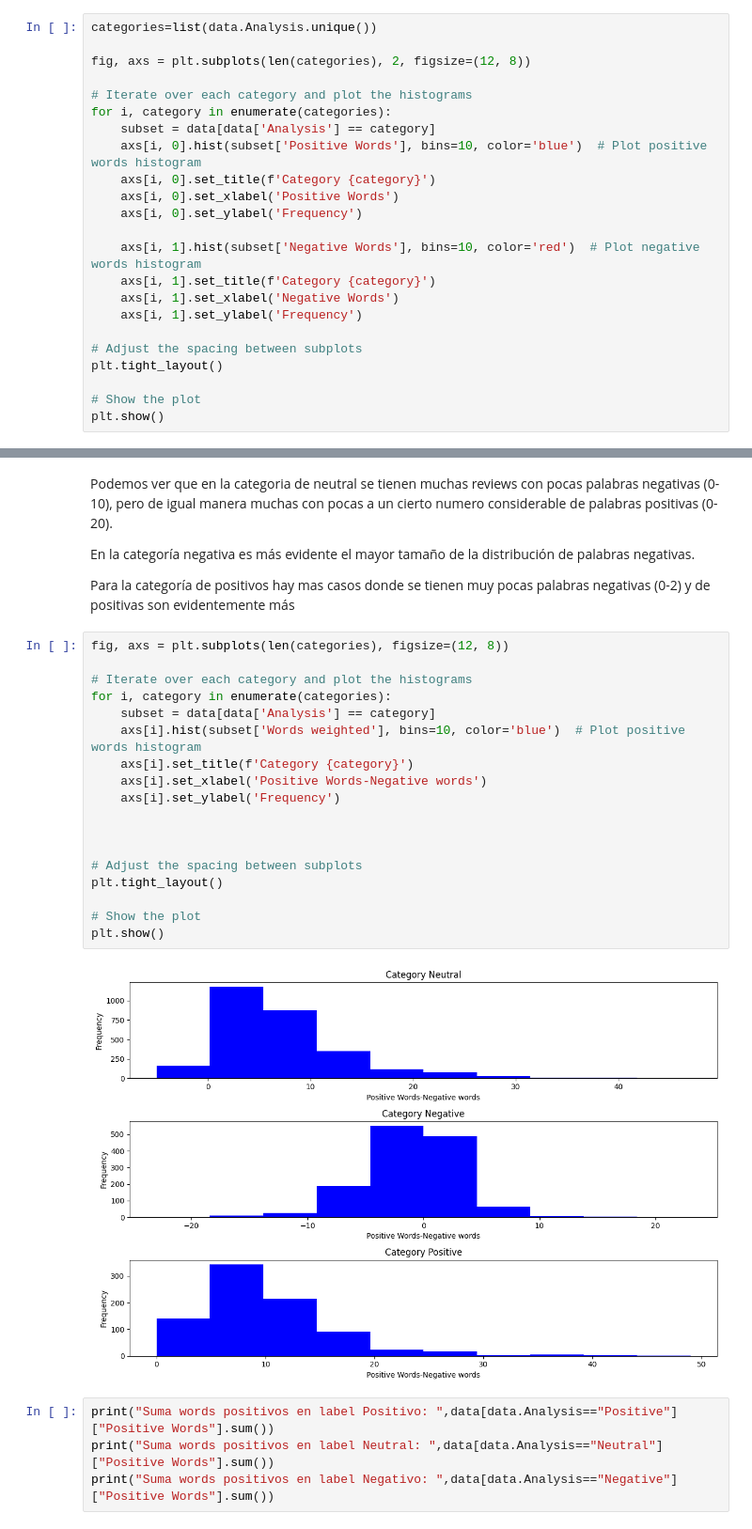
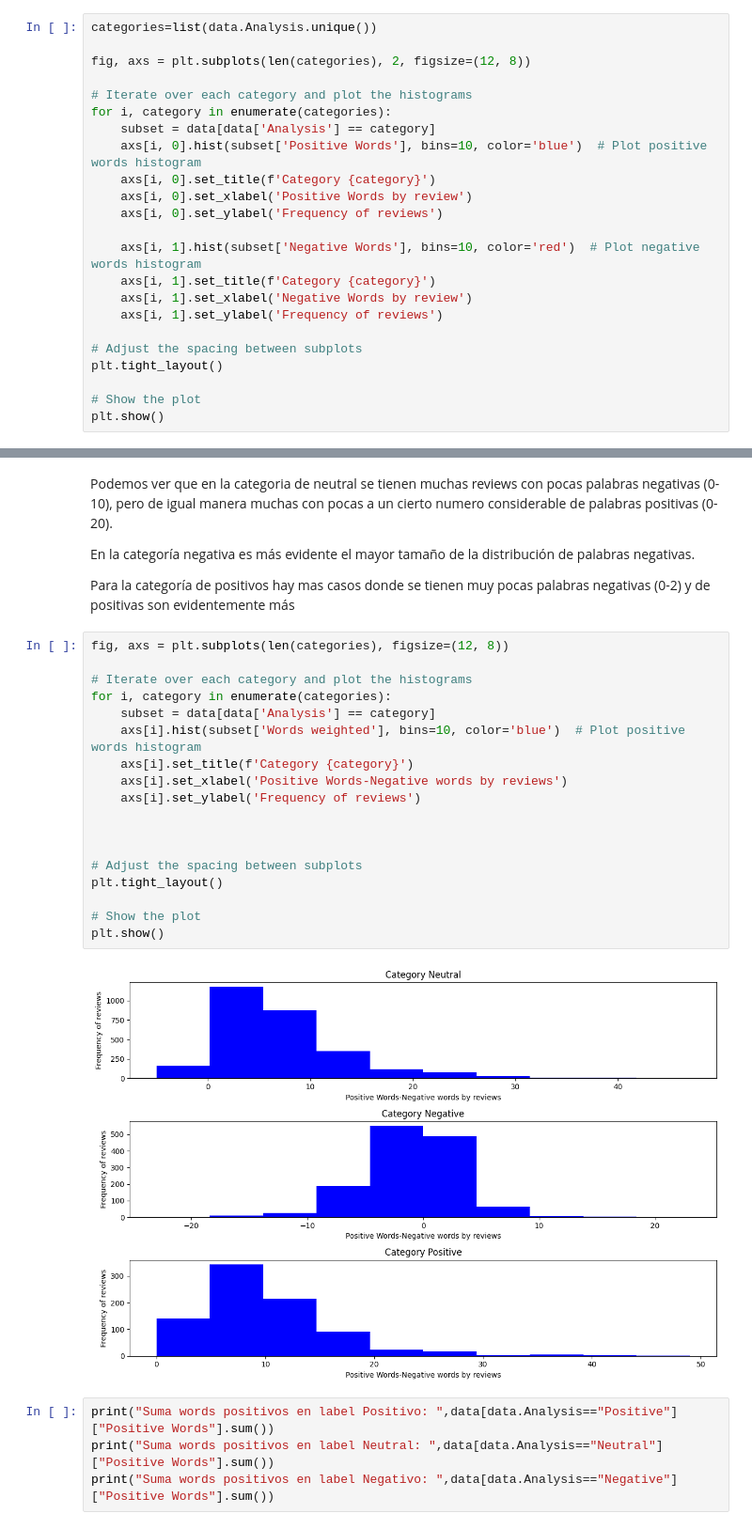
Before and after one commit to ArnoldoOliva/DatosMasivos, a Jupyter notebook: IMBD_REVIEWS_for_sentiment_analysis_Arnoldo_Oliva.ipynb, the cells around one changed output, grey strips where cells are left out. Shown at 94% size. Drawn from its saved outputs; the diff is of its cells as text.

```diff
--- a/IMBD_REVIEWS_for_sentiment_analysis_Arnoldo_Oliva.ipynb
+++ b/IMBD_REVIEWS_for_sentiment_analysis_Arnoldo_Oliva.ipynb
@@ -460,13 +439,13 @@ for i, category in enumerate(categories):
     subset = data[data['Analysis'] == category]
     axs[i, 0].hist(subset['Positive Words'], bins=10, color='blue')  # Plot positive words histogram
     axs[i, 0].set_title(f'Category {category}')
-    axs[i, 0].set_xlabel('Positive Words')
-    axs[i, 0].set_ylabel('Frequency')
+    axs[i, 0].set_xlabel('Positive Words by review')
+    axs[i, 0].set_ylabel('Frequency of reviews')
 
     axs[i, 1].hist(subset['Negative Words'], bins=10, color='red')  # Plot negative words histogram
     axs[i, 1].set_title(f'Category {category}')
-    axs[i, 1].set_xlabel('Negative Words')
-    axs[i, 1].set_ylabel('Frequency')
+    axs[i, 1].set_xlabel('Negative Words by review')
+    axs[i, 1].set_ylabel('Frequency of reviews')
 
 # Adjust the spacing between subplots
 plt.tight_layout()
@@ -484,23 +463,23 @@ Para la categoría de positivos hay mas casos donde se tienen muy pocas palabras
 # %%
 fig, axs = plt.subplots(len(categories), figsize=(12, 8))
 
 # Iterate over each category and plot the histograms
 for i, category in enumerate(categories):
     subset = data[data['Analysis'] == category]
     axs[i].hist(subset['Words weighted'], bins=10, color='blue')  # Plot positive words histogram
     axs[i].set_title(f'Category {category}')
-    axs[i].set_xlabel('Positive Words-Negative words')
-    axs[i].set_ylabel('Frequency')
+    axs[i].set_xlabel('Positive Words-Negative words by reviews')
+    axs[i].set_ylabel('Frequency of reviews')
 
 
 
 # Adjust the spacing between subplots
 plt.tight_layout()
 
 # Show the plot
 plt.show()
 # %% [output]
-[figure, old version]
+[figure, new version]
 # %%
 print("Suma words positivos en label Positivo: ",data[data.Analysis=="Positive"]["Positive Words"].sum())
 print("Suma words positivos en label Neutral: ",data[data.Analysis=="Neutral"]["Positive Words"].sum())
```
Also changed, not shown: parts of 7 cells of this notebook.
